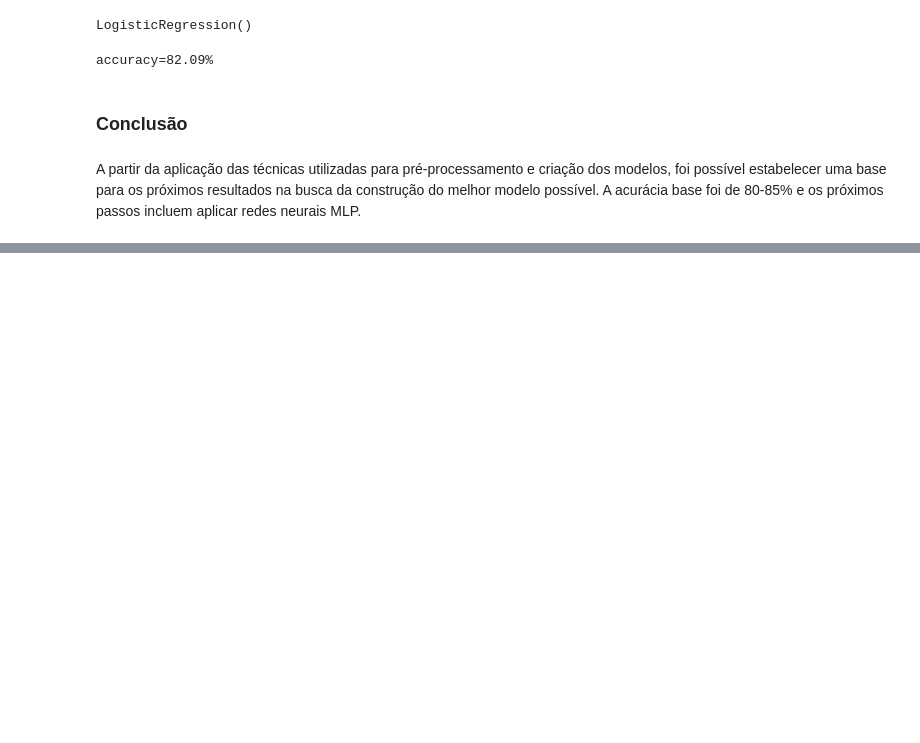
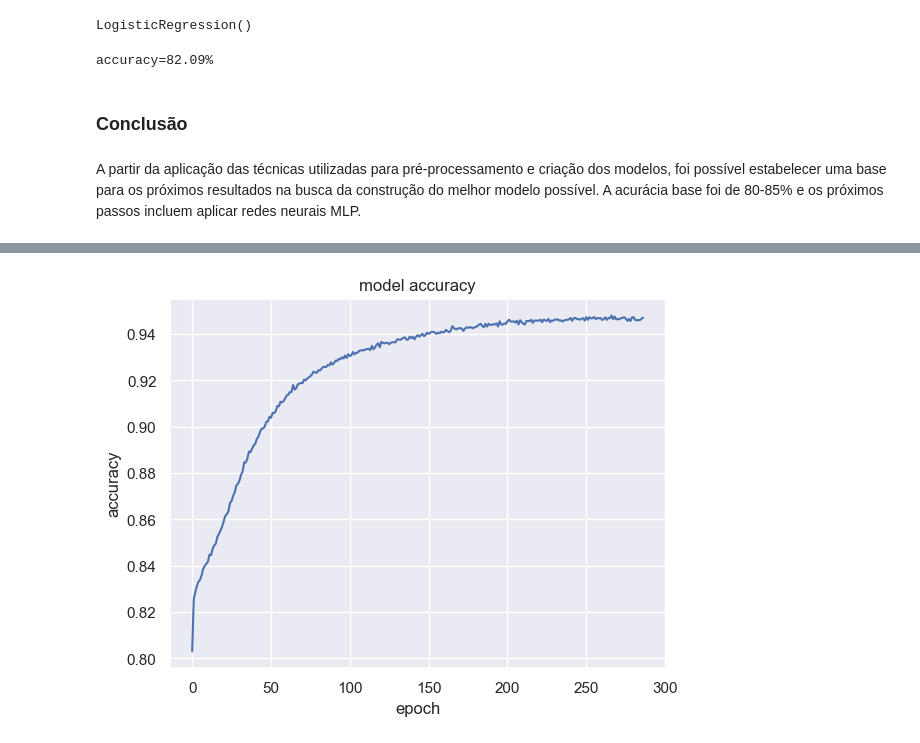
Before and after one commit to pedrogrigorio/UFC-Machine-Learning-Project, a Jupyter notebook: notebook.ipynb, the cells around one changed output, grey strips where cells are left out. Drawn from its saved outputs; the diff is of its cells as text; code cells hidden in the pictures; blank space fills up the shorter version.

Commit message:
implement other models

```diff
--- a/notebook.ipynb
+++ b/notebook.ipynb
@@ -591,0 +617,3 @@ A partir da aplicação das técnicas utilizadas para pré-processamento e cria
+# %%
+X_train, X_test, y_train, y_test = train_test_split(data,
+labels, stratify=labels, test_size=0.2, random_state=42)
@@ -591,0 +685,29 @@ A partir da aplicação das técnicas utilizadas para pré-processamento e cria
+# %%
+number_of_hiddenLayers = [1, 2, 3, 4, 5]
+number_of_neurons = [16, 32, 64, 128, 256, 512]
+
+best_hyperparameters = (0, 0) # (hiddenLayers, neurons)
+best_accuracy = 0
+
+for hiddenLayers in number_of_hiddenLayers:
+    best_accuracy_local = 0
+    best_number_of_neurons = 0
+
+    for neurons in number_of_neurons:
+        model = createModel(hiddenLayers, neurons)
+        model.compile(optimizer="rmsprop", loss="sparse_categorical_crossentropy", metrics=["accuracy"])
+        callback = keras.callbacks.EarlyStopping(monitor='loss', start_from_epoch=100, patience=20, verbose=1)
+        history = model.fit(x=X_train, y=y_train , epochs=1000, batch_size=256, validation_split=0.1, callbacks=[callback])
+        accuracy = history.history['accuracy'][-1]
+
+        # update best accuracy for number of neurons
+        if (accuracy > best_accuracy_local):
+            best_accuracy_local = accuracy
+            best_number_of_neurons = neurons
+
+    # update best accuracy and best hyperparameters
+    if (best_accuracy_local > best_accuracy):
+        best_accuracy = best_accuracy_local
+        best_hyperparameters = (hiddenLayers, best_number_of_neurons)
+
+# obs: limpei a saída da célula, pois não era possível visualizar o documento no github por conta do tamanho
@@ -591,0 +738,7 @@ A partir da aplicação das técnicas utilizadas para pré-processamento e cria
+# %%
+hiddenLayers, neurons = best_hyperparameters
+
+model = createModel(hiddenLayers, neurons)
+model.compile(optimizer="rmsprop", loss="sparse_categorical_crossentropy", metrics=["accuracy"])
+callback = keras.callbacks.EarlyStopping(monitor='loss', start_from_epoch=100, patience=20, verbose=1)
+history = model.fit(x=X_train, y=y_train , epochs=1000, batch_size=256, callbacks=[callback])
@@ -591,0 +763,8 @@ A partir da aplicação das técnicas utilizadas para pré-processamento e cria
+# %%
+plt.plot(history.history['accuracy'])
+plt.title('model accuracy')
+plt.ylabel('accuracy')
+plt.xlabel('epoch')
+plt.show()
+# %% [output]
+[figure, added]
```
Also changed, not shown: parts of 23 cells of this notebook.
